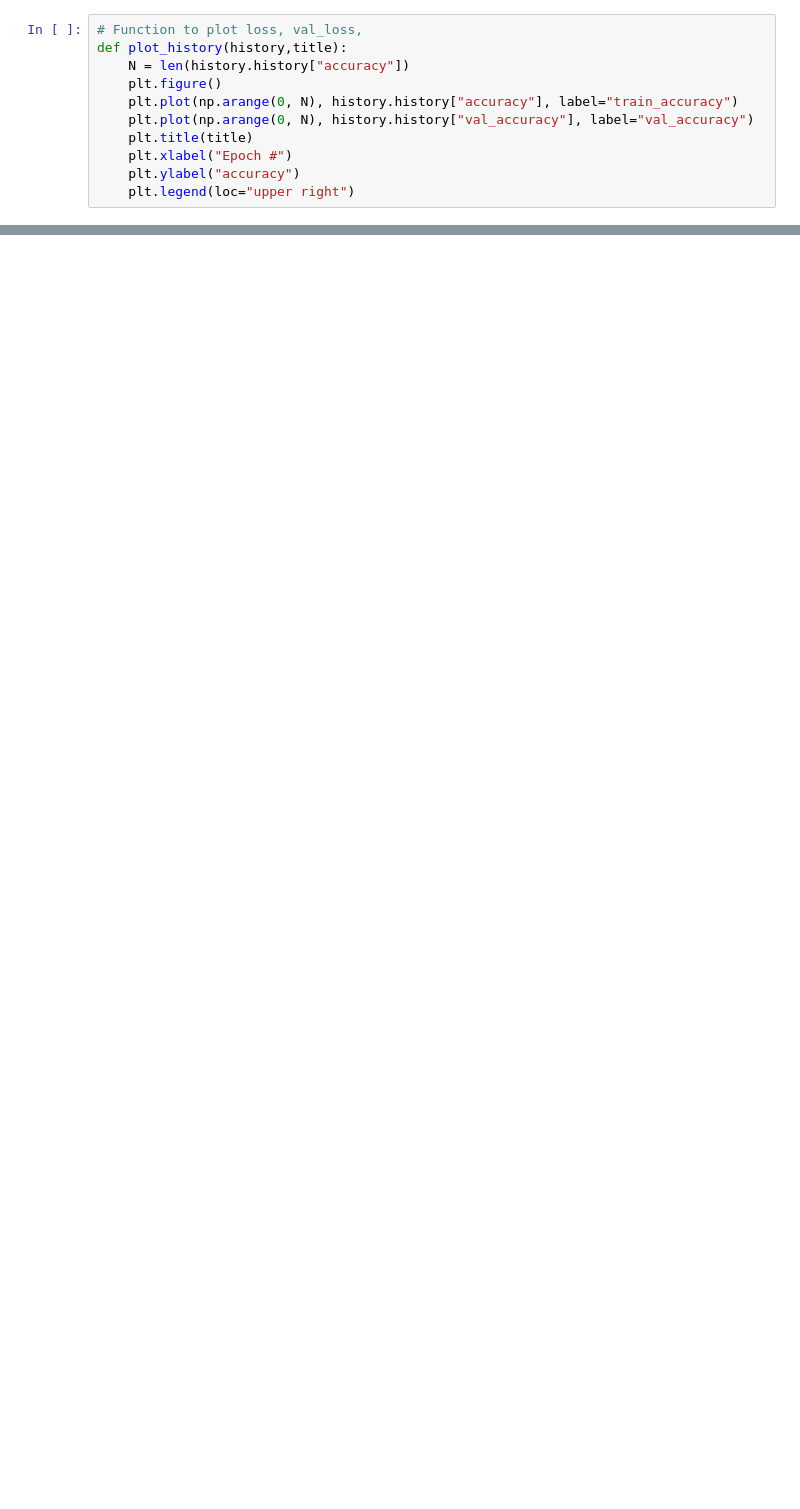
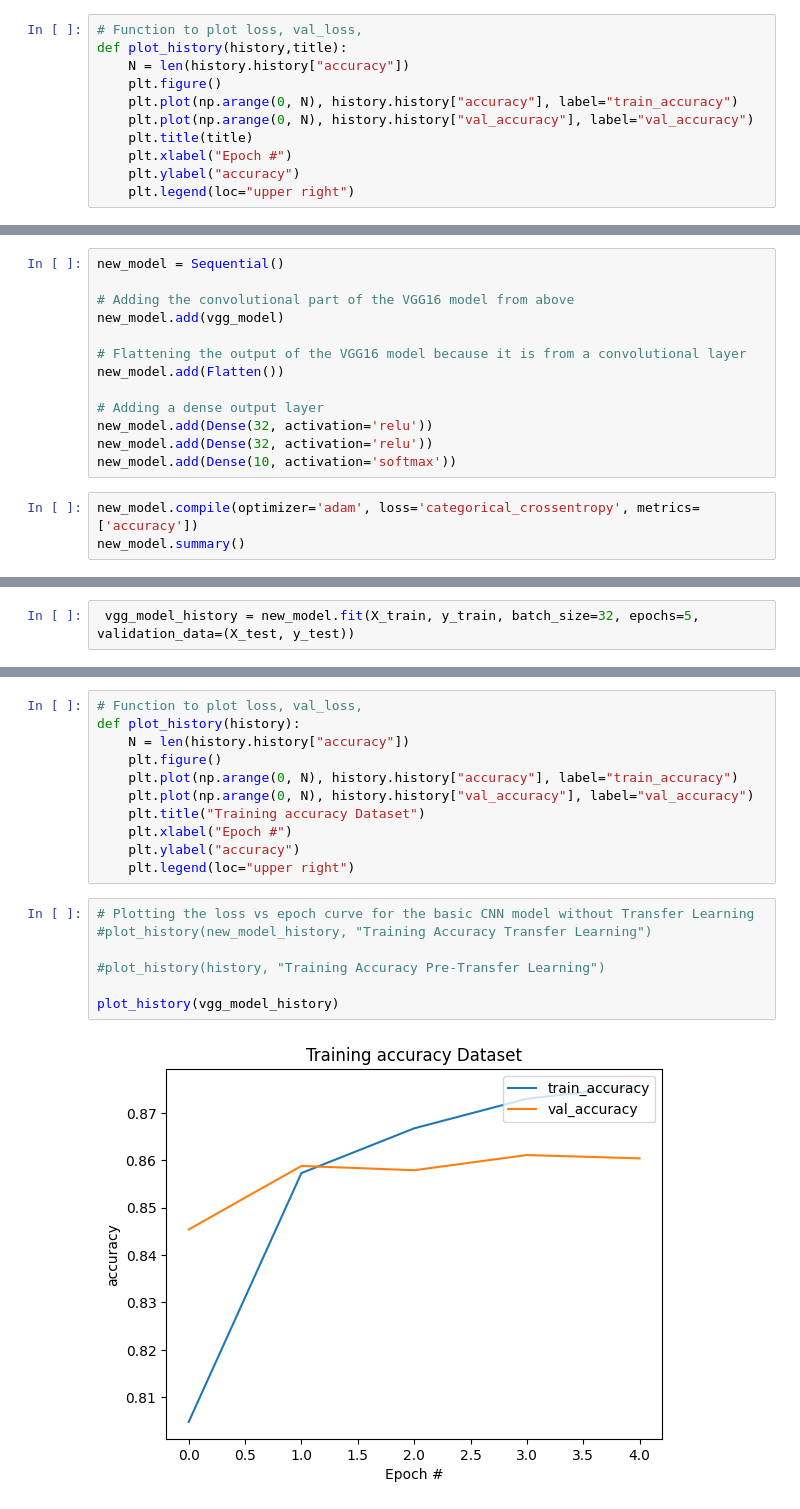
Before and after one commit to 007Saumya/AIML-Coursework-UTAustin, a Jupyter notebook: Project 8 - Transfer Learning Fashion MNIST/Transfer_Learning_Fashion_MNIST.ipynb, the cells around one changed output, grey strips where cells are left out. Cells and saved outputs as stored; diff of their text form; blank space fills up the shorter version.

```diff
--- a/Project 8 - Transfer Learning Fashion MNIST/Transfer_Learning_Fashion_MNIST.ipynb
+++ b/Project 8 - Transfer Learning Fashion MNIST/Transfer_Learning_Fashion_MNIST.ipynb
@@ -473,0 +680,16 @@ plot_history(history, "Training Accuracy Pre-Transfer Learning")
+# %%
+new_model = Sequential()
+
+# Adding the convolutional part of the VGG16 model from above
+new_model.add(vgg_model)
+
+# Flattening the output of the VGG16 model because it is from a convolutional layer
+new_model.add(Flatten())
+
+# Adding a dense output layer
+new_model.add(Dense(32, activation='relu'))
+new_model.add(Dense(32, activation='relu'))
+new_model.add(Dense(10, activation='softmax'))
+# %%
+new_model.compile(optimizer='adam', loss='categorical_crossentropy', metrics=['accuracy'])
+new_model.summary()
@@ -473,0 +716,2 @@ plot_history(history, "Training Accuracy Pre-Transfer Learning")
+# %%
+ vgg_model_history = new_model.fit(X_train, y_train, batch_size=32, epochs=5, validation_data=(X_test, y_test))
@@ -473,0 +735,20 @@ plot_history(history, "Training Accuracy Pre-Transfer Learning")
+# %%
+# Function to plot loss, val_loss,
+def plot_history(history):
+    N = len(history.history["accuracy"])
+    plt.figure()
+    plt.plot(np.arange(0, N), history.history["accuracy"], label="train_accuracy")
+    plt.plot(np.arange(0, N), history.history["val_accuracy"], label="val_accuracy")
+    plt.title("Training accuracy Dataset")
+    plt.xlabel("Epoch #")
+    plt.ylabel("accuracy")
+    plt.legend(loc="upper right")
+# %%
+# Plotting the loss vs epoch curve for the basic CNN model without Transfer Learning
+#plot_history(new_model_history, "Training Accuracy Transfer Learning")
+
+#plot_history(history, "Training Accuracy Pre-Transfer Learning")
+
+plot_history(vgg_model_history)
+# %% [output]
+[figure, added]
```
Also changed, not shown: parts of 36 cells of this notebook, 1 other file.
